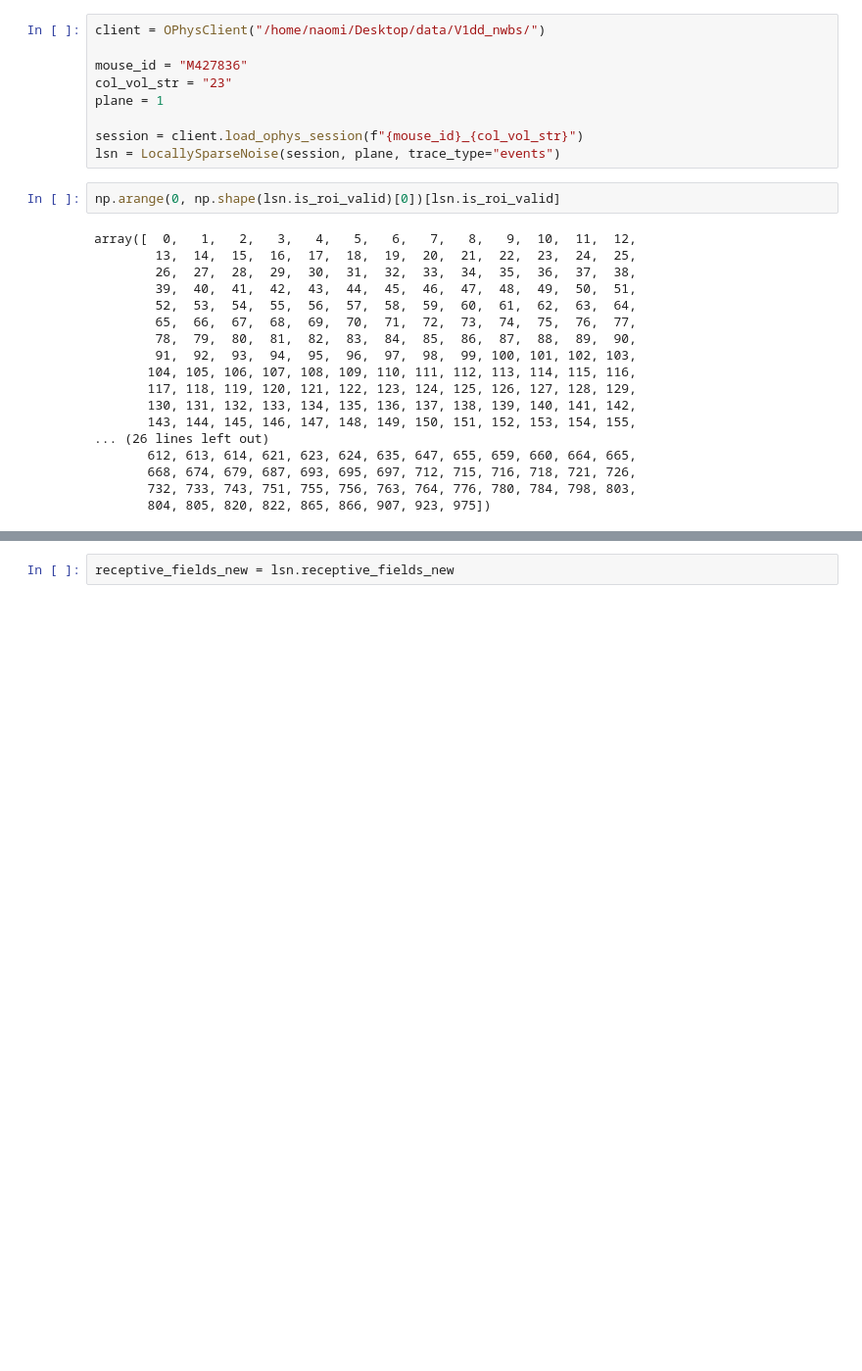
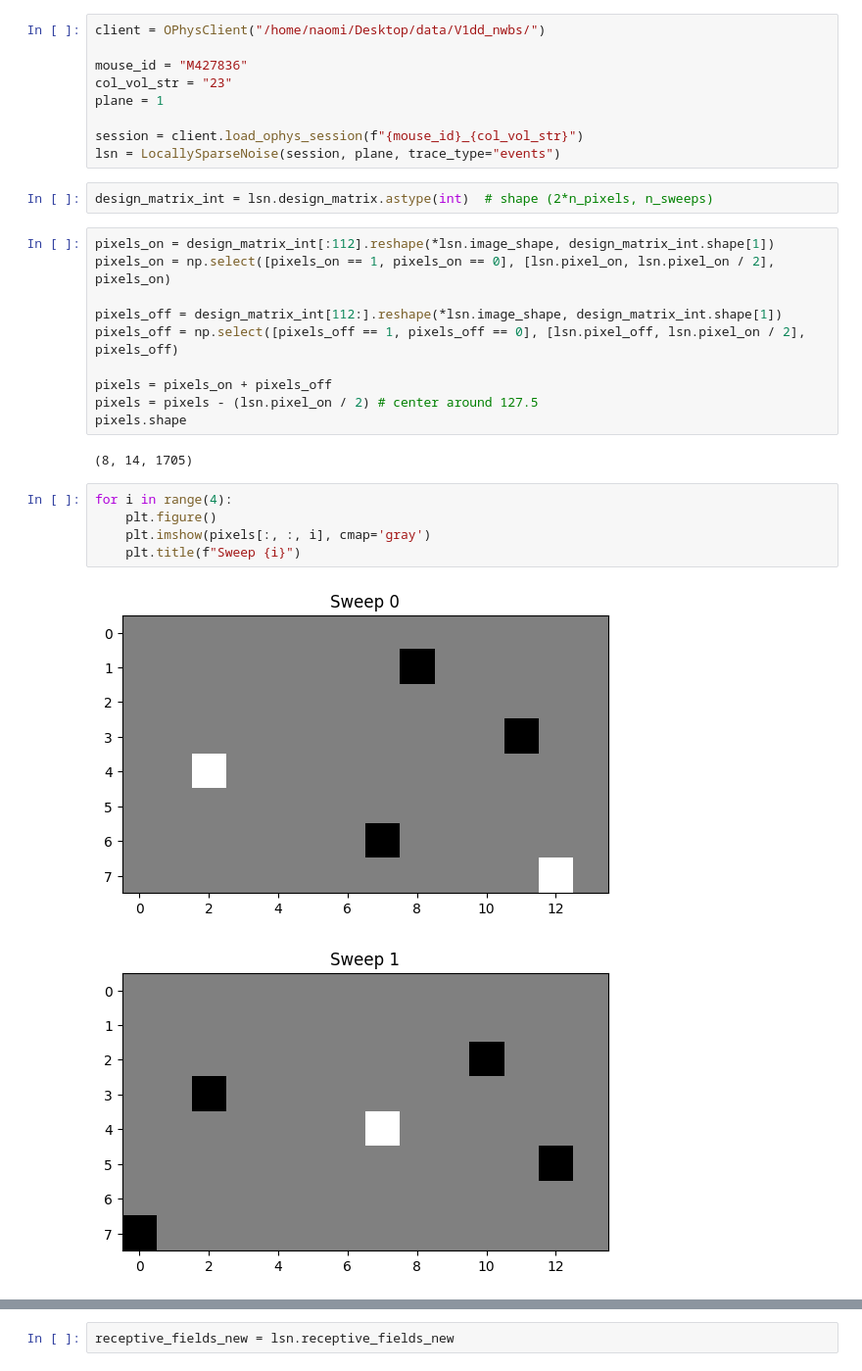
Before and after one commit to naomidonovan1/allen_v1dd, a Jupyter notebook: src/allen_v1dd/demo.ipynb, the cells around one changed output, grey strips where cells are left out. Shown at 98% size. Saved outputs shown, nothing was run; the diff lists cells and outputs as text; blank space fills up the shorter version.

```diff
--- a/src/allen_v1dd/demo.ipynb
+++ b/src/allen_v1dd/demo.ipynb
@@ -17,23 +17,25 @@ plane = 1
 
 session = client.load_ophys_session(f"{mouse_id}_{col_vol_str}")
 lsn = LocallySparseNoise(session, plane, trace_type="events")
-# %%
-np.arange(0, np.shape(lsn.is_roi_valid)[0])[lsn.is_roi_valid]
-# %% [output]
-array([  0,   1,   2,   3,   4,   5,   6,   7,   8,   9,  10,  11,  12,
-        13,  14,  15,  16,  17,  18,  19,  20,  21,  22,  23,  24,  25,
-        26,  27,  28,  29,  30,  31,  32,  33,  34,  35,  36,  37,  38,
-        39,  40,  41,  42,  43,  44,  45,  46,  47,  48,  49,  50,  51,
-        52,  53,  54,  55,  56,  57,  58,  59,  60,  61,  62,  63,  64,
-        65,  66,  67,  68,  69,  70,  71,  72,  73,  74,  75,  76,  77,
-        78,  79,  80,  81,  82,  83,  84,  85,  86,  87,  88,  89,  90,
-        91,  92,  93,  94,  95,  96,  97,  98,  99, 100, 101, 102, 103,
-       104, 105, 106, 107, 108, 109, 110, 111, 112, 113, 114, 115, 116,
-       117, 118, 119, 120, 121, 122, 123, 124, 125, 126, 127, 128, 129,
-       130, 131, 132, 133, 134, 135, 136, 137, 138, 139, 140, 141, 142,
-       143, 144, 145, 146, 147, 148, 149, 150, 151, 152, 153, 154, 155,
-... (26 lines left out)
-       612, 613, 614, 621, 623, 624, 635, 647, 655, 659, 660, 664, 665,
-       668, 674, 679, 687, 693, 695, 697, 712, 715, 716, 718, 721, 726,
-       732, 733, 743, 751, 755, 756, 763, 764, 776, 780, 784, 798, 803,
-       804, 805, 820, 822, 865, 866, 907, 923, 975])
+# %%
+design_matrix_int = lsn.design_matrix.astype(int)  # shape (2*n_pixels, n_sweeps)
+# %%
+pixels_on = design_matrix_int[:112].reshape(*lsn.image_shape, design_matrix_int.shape[1])
+pixels_on = np.select([pixels_on == 1, pixels_on == 0], [lsn.pixel_on, lsn.pixel_on / 2], pixels_on)
+
+pixels_off = design_matrix_int[112:].reshape(*lsn.image_shape, design_matrix_int.shape[1])
+pixels_off = np.select([pixels_off == 1, pixels_off == 0], [lsn.pixel_off, lsn.pixel_on / 2], pixels_off)
+
+pixels = pixels_on + pixels_off
+pixels = pixels - (lsn.pixel_on / 2) # center around 127.5
+pixels.shape
+# %% [output]
+(8, 14, 1705)
+# %%
+for i in range(4):
+    plt.figure()
+    plt.imshow(pixels[:, :, i], cmap='gray')
+    plt.title(f"Sweep {i}")
+# %% [output]
+[figure, added]
+[figure, added]
```
Also changed, not shown: parts of 26 cells of this notebook, 1 other file.
